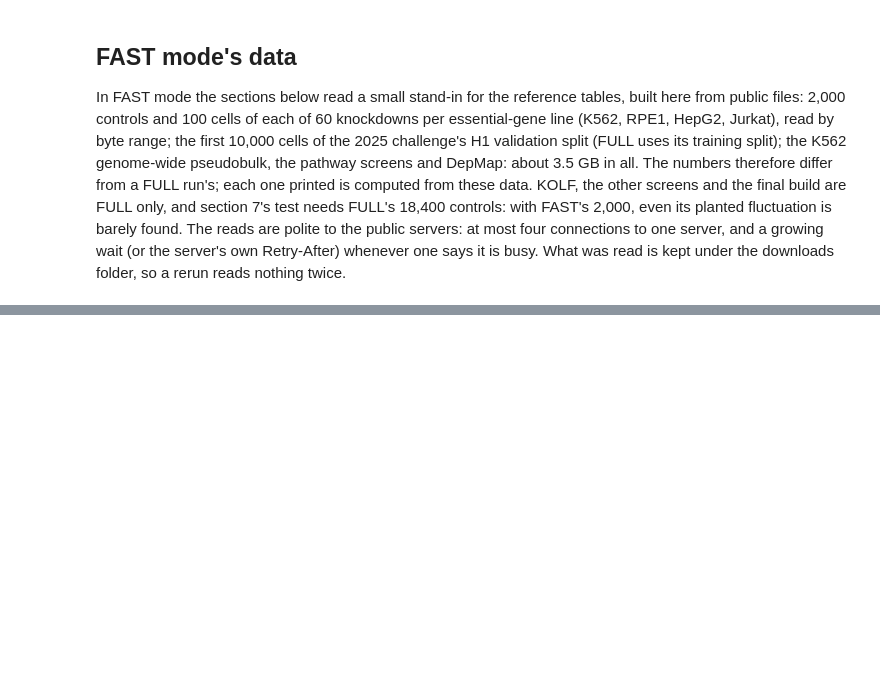
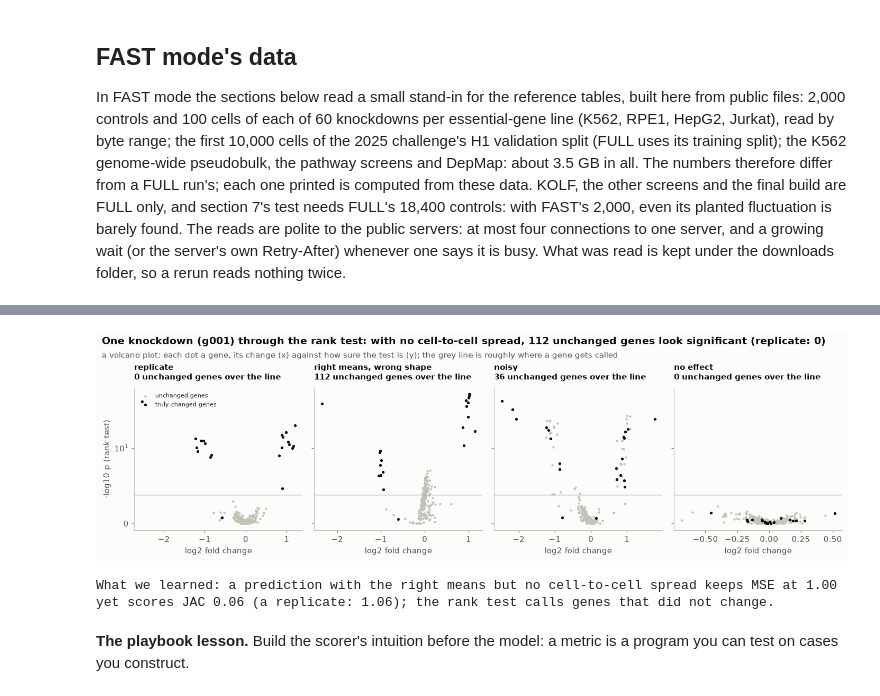
Before and after one commit to helenhenryz/vcc2026-perturbation-prediction, a Jupyter notebook: notebook.ipynb, the cells around one changed output, grey strips where cells are left out. Cells and saved outputs as stored; diff of their text form; code cells hidden in the pictures; blank space fills up the shorter version.

```diff
--- a/notebook.ipynb
+++ b/notebook.ipynb
@@ -151,0 +440,47 @@ if MODE == "FAST":
+# %%
+ctrl2 = real2[real2.obs["target_gene"] == "non-targeting"].X
+cr2 = ControlRanks(ctrl2, mean_cpm(ctrl2) > 5)
+g0 = kds2[1]
+fig, axes = plt.subplots(1, len(KINDS), figsize=(13, 3.6), sharey=True)
+false_hits = {}
+for ax, kind in zip(axes, KINDS):
+    a = cells2[kind]
+    x = a[a.obs["target_gene"] == g0].X
+    z = cr2.z(x)
+    lfc = np.log2(np.maximum(mean_cpm(x), 1e-3) / np.maximum(mean_cpm(ctrl2), 1e-3))
+    p = 2 * norm.sf(np.abs(z))
+    truth = true_lfc[g0] != 0
+    ax.scatter(
+        lfc[~truth], -np.log10(np.maximum(p[~truth], 1e-300)), s=8, color=LIGHT, linewidths=0, label="unchanged genes"
+    )
+    ax.scatter(
+        lfc[truth], -np.log10(np.maximum(p[truth], 1e-300)), s=12, color=INK, linewidths=0, label="truly changed genes"
+    )
+    ax.axhline(-np.log10(0.05 / G2), color=MUTED, lw=0.8)  # roughly where the test starts calling a gene
+    false_hits[kind] = int(((p < 0.05 / G2) & ~truth).sum())
+    ax.set_title(f"{kind}\n{false_hits[kind]} unchanged genes over the line", fontsize=10)
+    ax.set_xlabel("log2 fold change")
+    ax.set_yscale("symlog", linthresh=10)
+axes[0].set_ylabel("-log10 p (rank test)")
+axes[0].legend(fontsize=7, frameon=False, loc="upper left")
+fig.tight_layout()
+headline(
+    fig,
+    f"One knockdown ({g0}) through the rank test: with no cell-to-cell spread, {false_hits['right means, wrong shape']} "
+    f"unchanged genes look significant (replicate: {false_hits['replicate']})",
+    "a volcano plot: each dot a gene, its change (x) against how sure the test is (y); the grey line is roughly where a gene gets called",
+)
+plt.show()
+# %% [output]
+[figure, added]
+# %%
+if GPU:
+    print(
+        f"What we learned: a prediction with the right means but no cell-to-cell spread keeps MSE at "
+        f"{scores2['right means, wrong shape']['mse']:.2f} yet scores JAC {scores2['right means, wrong shape']['jac']:.2f} "
+        f"(a replicate: {scores2['replicate']['jac']:.2f}); the rank test calls genes that did not change."
+    )
+# %% [output]
+What we learned: a prediction with the right means but no cell-to-cell spread keeps MSE at 1.00 yet scores JAC 0.06 (a replicate: 1.06); the rank test calls genes that did not change.
+# %% [markdown]
+**The playbook lesson.** Build the scorer's intuition before the model: a metric is a program you can test on cases you construct.
```
Also changed, not shown: parts of 9 cells of this notebook.
